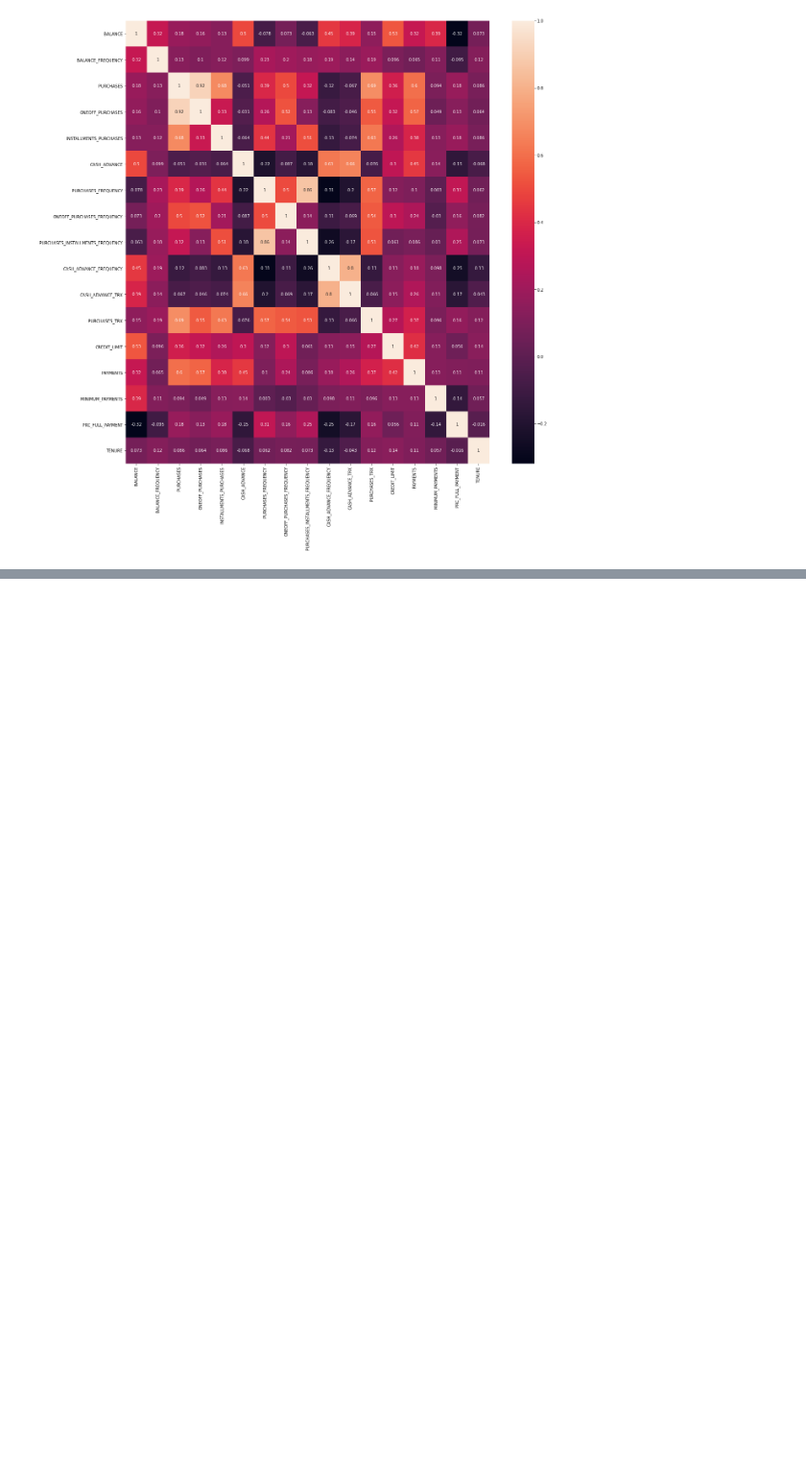
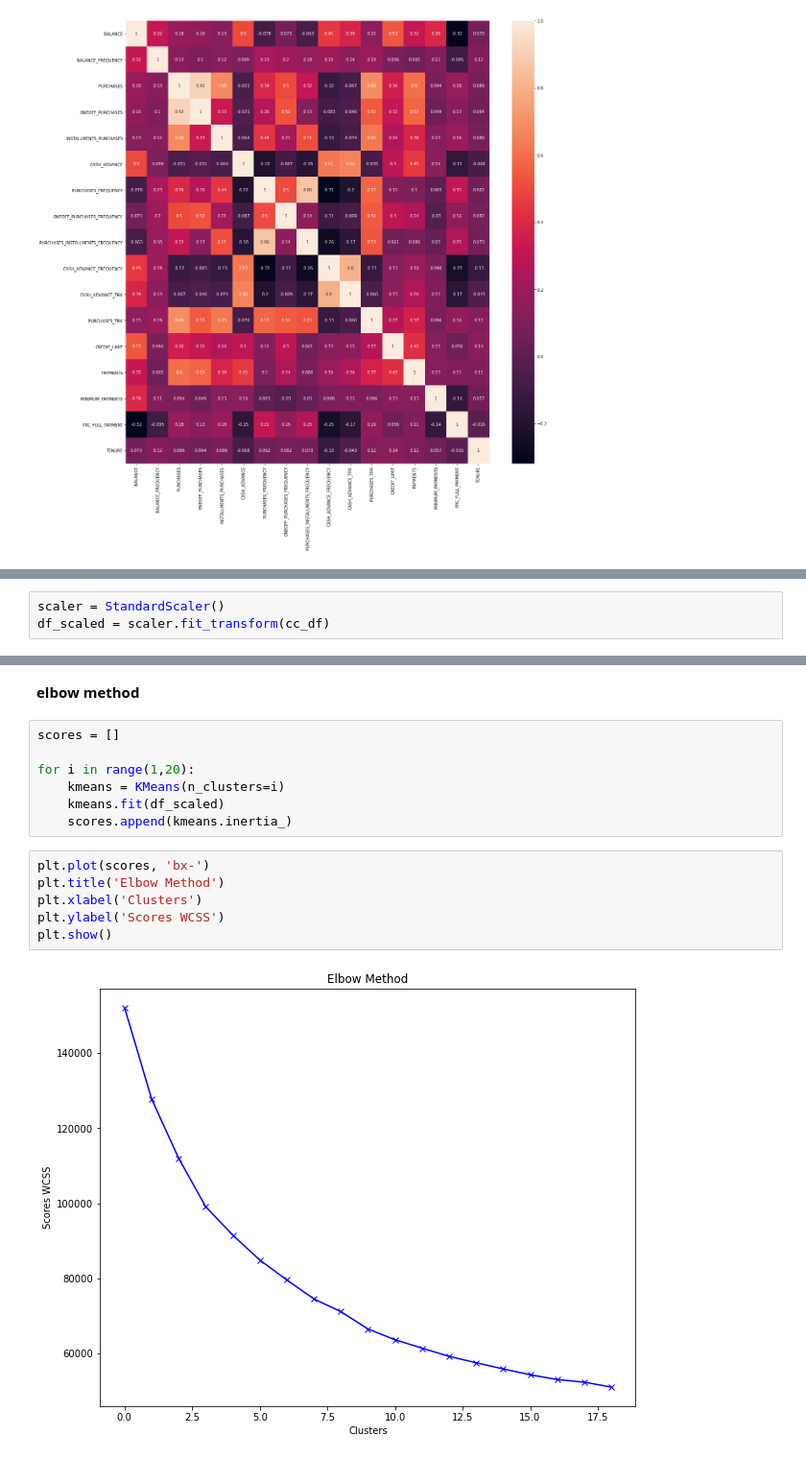
Before and after one commit to clozgil/Market-Segmentation-and-Consumer-Behavior, a Jupyter notebook: Market-Segmentation-and-Consumer-Behavior.ipynb, the cells around one changed output, grey strips where cells are left out. Shown at 96% size. Cells and saved outputs as stored; diff of their text form; blank space fills up the shorter version.

Commit message:
elbow and apply kmeans

```diff
--- a/Market-Segmentation-and-Consumer-Behavior.ipynb
+++ b/Market-Segmentation-and-Consumer-Behavior.ipynb
@@ -197,0 +204,3 @@ sns.heatmap(cc_df.corr(), annot=True)
+# %%
+scaler = StandardScaler()
+df_scaled = scaler.fit_transform(cc_df)
@@ -197,0 +223,17 @@ sns.heatmap(cc_df.corr(), annot=True)
+# %% [markdown]
+**elbow method**
+# %%
+scores = []
+
+for i in range(1,20):
+    kmeans = KMeans(n_clusters=i)
+    kmeans.fit(df_scaled)
+    scores.append(kmeans.inertia_)
+# %%
+plt.plot(scores, 'bx-')
+plt.title('Elbow Method')
+plt.xlabel('Clusters')
+plt.ylabel('Scores WCSS')
+plt.show()
+# %% [output]
+[figure, added]
```
Also changed, not shown: parts of 17 cells of this notebook.
